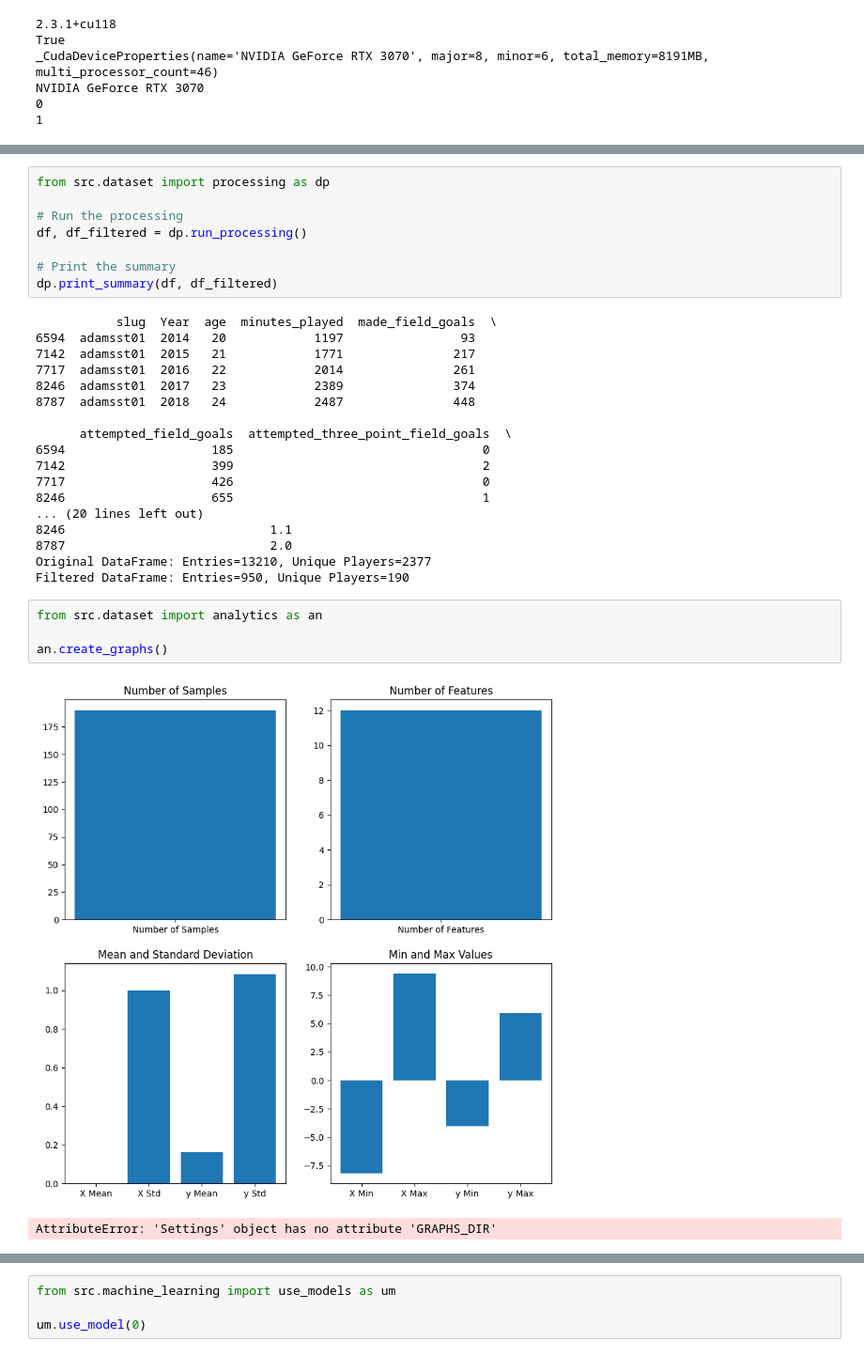
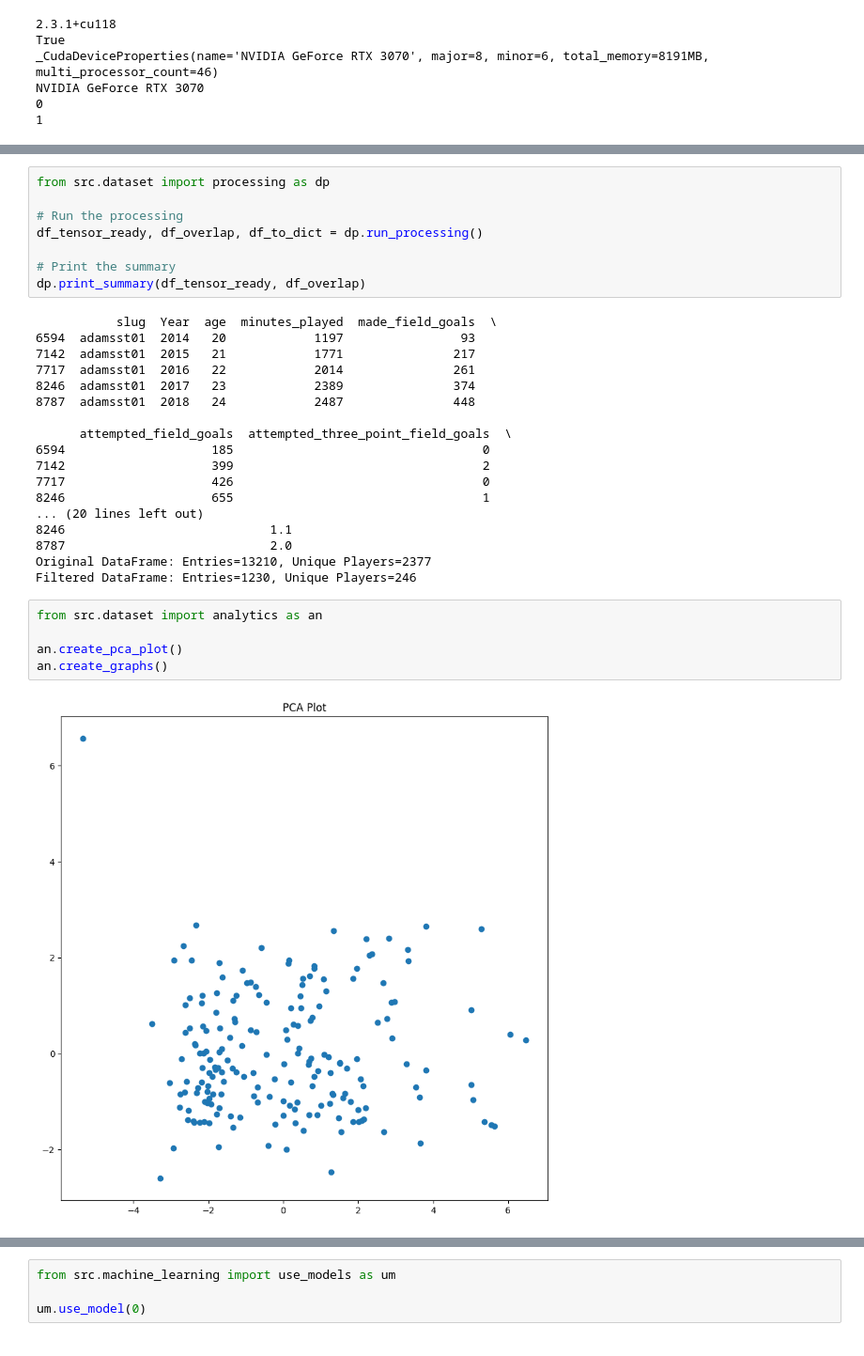
Before and after one commit to ahernandezjr/nba_analytics, a Jupyter notebook: main_ipynb.ipynb, the cells around one changed output, grey strips where cells are left out. Shown at 94% size. Drawn from its saved outputs; the diff is of its cells as text.

```diff
--- a/main_ipynb.ipynb
+++ b/main_ipynb.ipynb
@@ -67,10 +67,10 @@ dc.collect_data()
 from src.dataset import processing as dp
 
 # Run the processing
-df, df_filtered = dp.run_processing()
+df_tensor_ready, df_overlap, df_to_dict = dp.run_processing()
 
 # Print the summary
-dp.print_summary(df, df_filtered)
+dp.print_summary(df_tensor_ready, df_overlap)
 # %% [output]
            slug  Year  age  minutes_played  made_field_goals  \
 6594  adamsst01  2014   20            1197                93
@@ -88,11 +88,11 @@ dp.print_summary(df, df_filtered)
 8246                            1.1
 8787                            2.0
 Original DataFrame: Entries=13210, Unique Players=2377
-Filtered DataFrame: Entries=950, Unique Players=190
+Filtered DataFrame: Entries=1230, Unique Players=246
 # %%
 from src.dataset import analytics as an
 
+an.create_pca_plot()
 an.create_graphs()
 # %% [output]
-[figure, old version]
+[figure, new version]
-AttributeError: 'Settings' object has no attribute 'GRAPHS_DIR'
```
Also changed, not shown: parts of 3 cells of this notebook, 8 other files.
